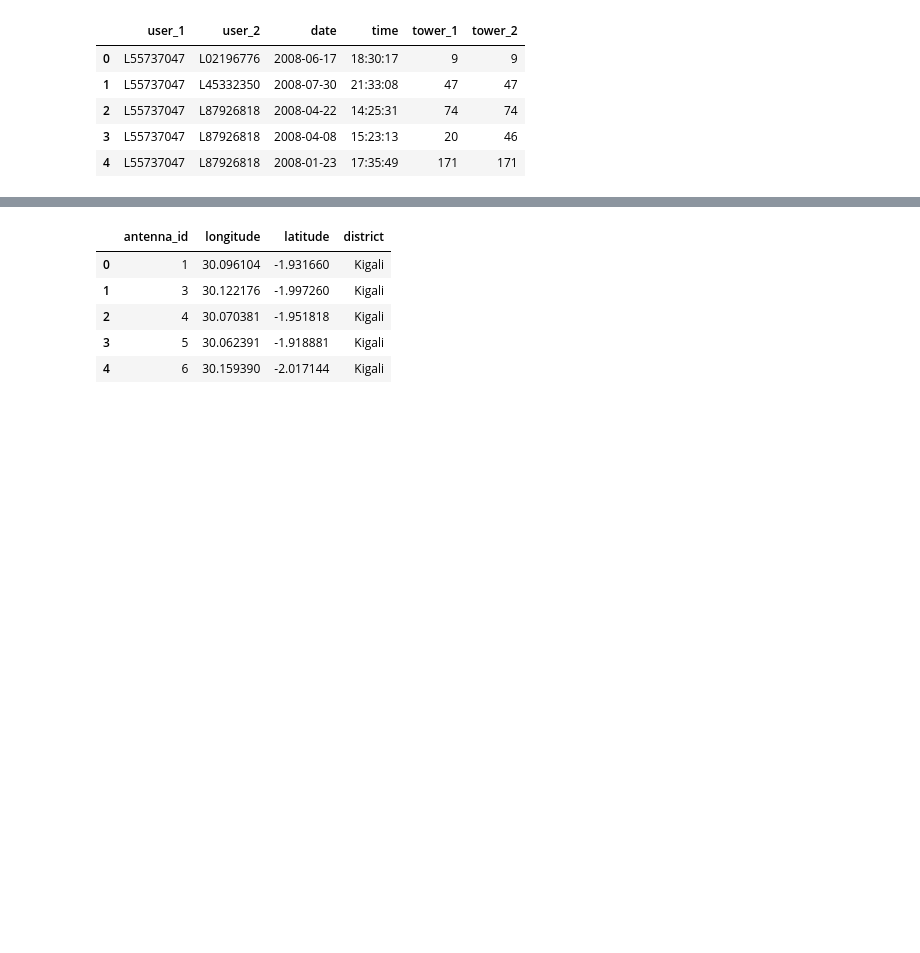
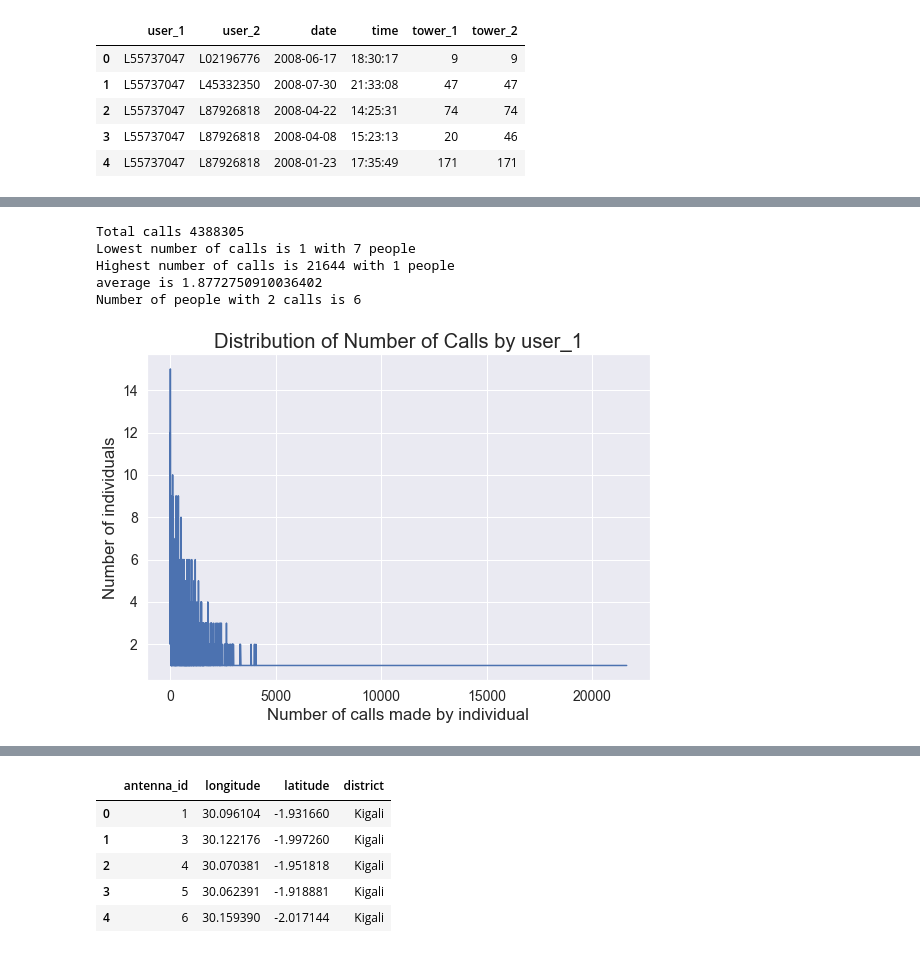
Before and after one commit to wetchler/bdd-ps2, a Jupyter notebook: BDD2019-PS2.ipynb, the cells around one changed output, grey strips where cells are left out. Cells and saved outputs as stored; diff of their text form; code cells hidden in the pictures; blank space fills up the shorter version.

```diff
--- a/BDD2019-PS2.ipynb
+++ b/BDD2019-PS2.ipynb
@@ -205 +208,30 @@ Sum of calls by user_2 is 4388305
+# %%
+# number of logged events per person
+# for user 1
+user_1_counts = cdr_data['user_1'].value_counts()
+print("Total calls " + str(cdr_data['user_1'].shape[0]))
+# print("Sum of calls by user_1 is " + str(user_1_counts.sum()))
+# user_1_counts.head()
+
+user_1_call_dist = user_1_counts.value_counts().sort_index()
+pl = user_1_call_dist.plot()
+pl.set_title("Distribution of Number of Calls by user_1")
+pl.set_xlabel("Number of calls made by individual")
+pl.set_ylabel("Number of individuals")
+
+min_call = user_1_call_dist.index.min() # lowest number of calls
+num_people = user_1_call_dist[min_call] # number of people with lowest number of calls
+print("Lowest number of calls is " + str(min_call) + " with " + str(num_people) + " people")
+max_call = user_1_call_dist.index.max() # highest number of calls
+num_people = user_1_call_dist[max_call] # number of people with highest number of calls
+print("Highest number of calls is " + str(max_call) + " with " + str(num_people) + " people")
+print("average is " + str(user_1_call_dist.mean()))
+print("Number of people with 2 calls is " + str(user_1_call_dist[2]))
+# %% [output]
+Total calls 4388305
+Lowest number of calls is 1 with 7 people
+Highest number of calls is 21644 with 1 people
+average is 1.8772750910036402
+Number of people with 2 calls is 6
+[figure, added]
 # %%
```
Also changed, not shown: parts of 40 cells of this notebook.
